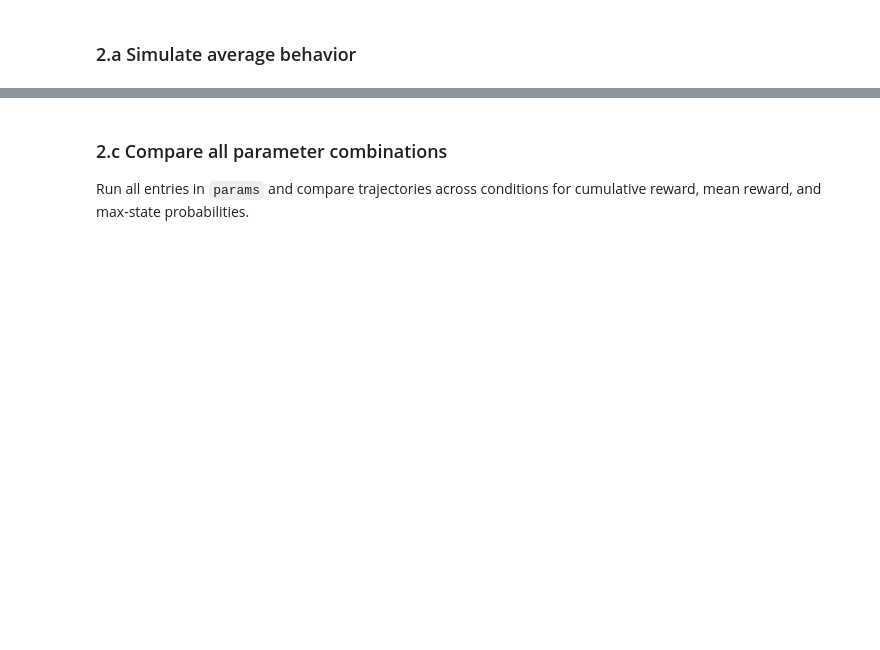
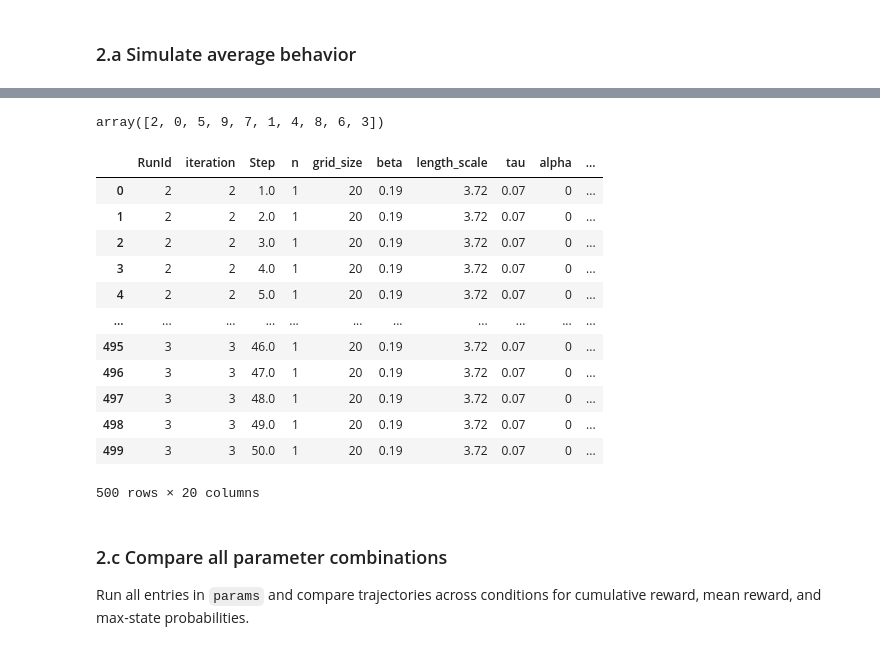
Before and after one commit to vagechirkov/Spatial-MAB-taboo, a Jupyter notebook: notebooks/single_agent_simulations.ipynb, the cells around one changed output, grey strips where cells are left out. Saved outputs shown, nothing was run; the diff lists cells and outputs as text; code cells hidden in the pictures; blank space fills up the shorter version.

```diff
--- a/notebooks/single_agent_simulations.ipynb
+++ b/notebooks/single_agent_simulations.ipynb
@@ -347,3 +399,24 @@ plt.show()
+# %%
+# get all of the different rng values in df_batch
+df_batch['RunId'].unique()
+# %% [output]
+array([2, 0, 5, 9, 7, 1, 4, 8, 6, 3])
+# %%
+df_batch
+# %% [output]
+|  | RunId | iteration | Step | n | grid_size | beta | length_scale | tau | alpha | ... |
+| 0 | 2 | 2 | 1.0 | 1 | 20 | 0.19 | 3.72 | 0.07 | 0 | ... |
+| 1 | 2 | 2 | 2.0 | 1 | 20 | 0.19 | 3.72 | 0.07 | 0 | ... |
+| 2 | 2 | 2 | 3.0 | 1 | 20 | 0.19 | 3.72 | 0.07 | 0 | ... |
+| 3 | 2 | 2 | 4.0 | 1 | 20 | 0.19 | 3.72 | 0.07 | 0 | ... |
+| 4 | 2 | 2 | 5.0 | 1 | 20 | 0.19 | 3.72 | 0.07 | 0 | ... |
+| ... | ... | ... | ... | ... | ... | ... | ... | ... | ... | ... |
+| 495 | 3 | 3 | 46.0 | 1 | 20 | 0.19 | 3.72 | 0.07 | 0 | ... |
+| 496 | 3 | 3 | 47.0 | 1 | 20 | 0.19 | 3.72 | 0.07 | 0 | ... |
+| 497 | 3 | 3 | 48.0 | 1 | 20 | 0.19 | 3.72 | 0.07 | 0 | ... |
+| 498 | 3 | 3 | 49.0 | 1 | 20 | 0.19 | 3.72 | 0.07 | 0 | ... |
+| 499 | 3 | 3 | 50.0 | 1 | 20 | 0.19 | 3.72 | 0.07 | 0 | ... |
+500 rows × 20 columns
 # %% [markdown]
 ### 2.c Compare all parameter combinations
 Run all entries in `params` and compare trajectories across conditions for cumulative reward, mean reward, and max-state probabilities.
```
Also changed, not shown: parts of 4 cells of this notebook, 2 other files.
